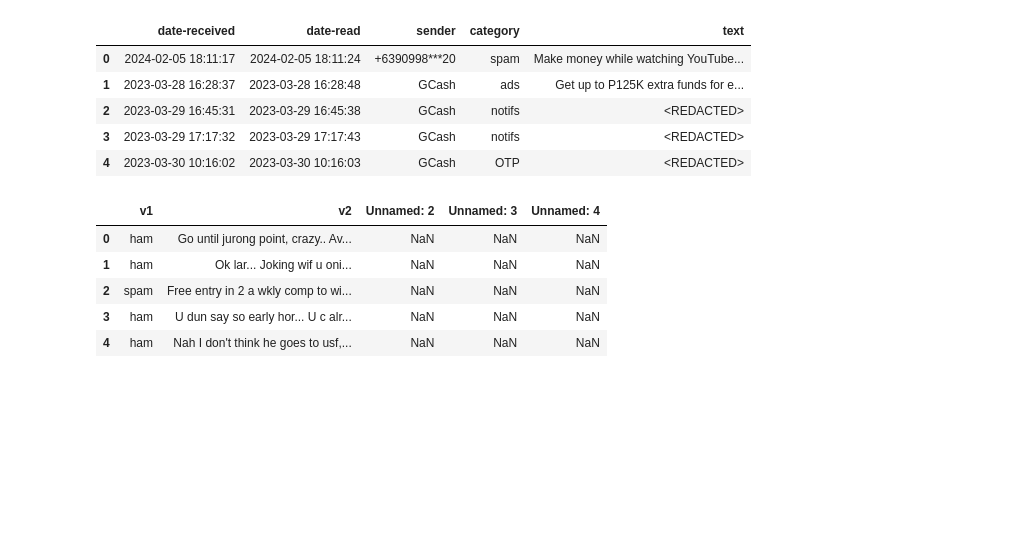
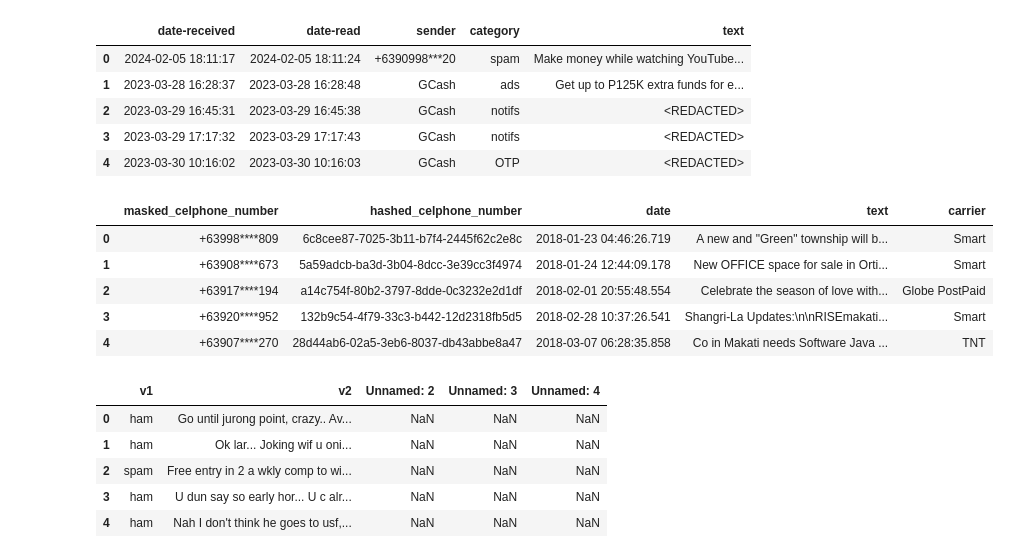
Before and after one commit to Lemonboi21/SMS-Spam-Detector, a Jupyter notebook: SMS Spam Detector.ipynb, the cells around one changed output. Saved outputs shown, nothing was run; the diff lists cells and outputs as text; code cells hidden in the pictures; blank space fills up the shorter version.

```diff
--- a/SMS Spam Detector.ipynb
+++ b/SMS Spam Detector.ipynb
@@ -13,8 +13,8 @@ SMS Spam Collection Dataset
 SMS SPAM DATASET (10286 rows)
 Spam Dataset
 # %%
-#df1 = pd.read_csv('datasets/PH Spam + Marketing SMS (w timestamps)/text-messages.csv')
-#df2 = pd.read_csv('datasets/Philippine Spam Scam SMS/SPAM_SMS.csv')
+df1 = pd.read_csv('datasets/PH Spam + Marketing SMS (w timestamps)/text-messages.csv')
+df2 = pd.read_csv('datasets/Philippine Spam Scam SMS/SPAM_SMS.csv')
 df3 = pd.read_csv('datasets/SMS Spam Collection Dataset/spam.csv', encoding = "ISO-8859-1")
 df4 = pd.read_csv('datasets/SMS SPAM DATASET (10286 rows)/combined_dataset.csv')
 df5 = pd.read_csv('datasets/Spam Dataset/spam.csv')
@@ -75,3 +76,12 @@ df1.head()
+# %%
+df2.head()
+# %% [output]
+|  | masked_celphone_number | hashed_celphone_number | date | text | carrier |
+| 0 | +63998****809 | 6c8cee87-7025-3b11-b7f4-2445f62c2e8c | 2018-01-23 04:46:26.719 | A new and "Green" township will b... | Smart |
+| 1 | +63908****673 | 5a59adcb-ba3d-3b04-8dcc-3e39cc3f4974 | 2018-01-24 12:44:09.178 | New OFFICE space for sale in Orti... | Smart |
+| 2 | +63917****194 | a14c754f-80b2-3797-8dde-0c3232e2d1df | 2018-02-01 20:55:48.554 | Celebrate the season of love with... | Globe PostPaid |
+| 3 | +63920****952 | 132b9c54-4f79-33c3-b442-12d2318fb5d5 | 2018-02-28 10:37:26.541 | Shangri-La Updates:\n\nRISEmakati... | Smart |
+| 4 | +63907****270 | 28d44ab6-02a5-3eb6-8037-db43abbe8a47 | 2018-03-07 06:28:35.858 | Co in Makati needs Software Java ... | TNT |
 # %%
 df3.head()
 # %% [output]
```
Also changed, not shown: parts of 22 cells of this notebook.
